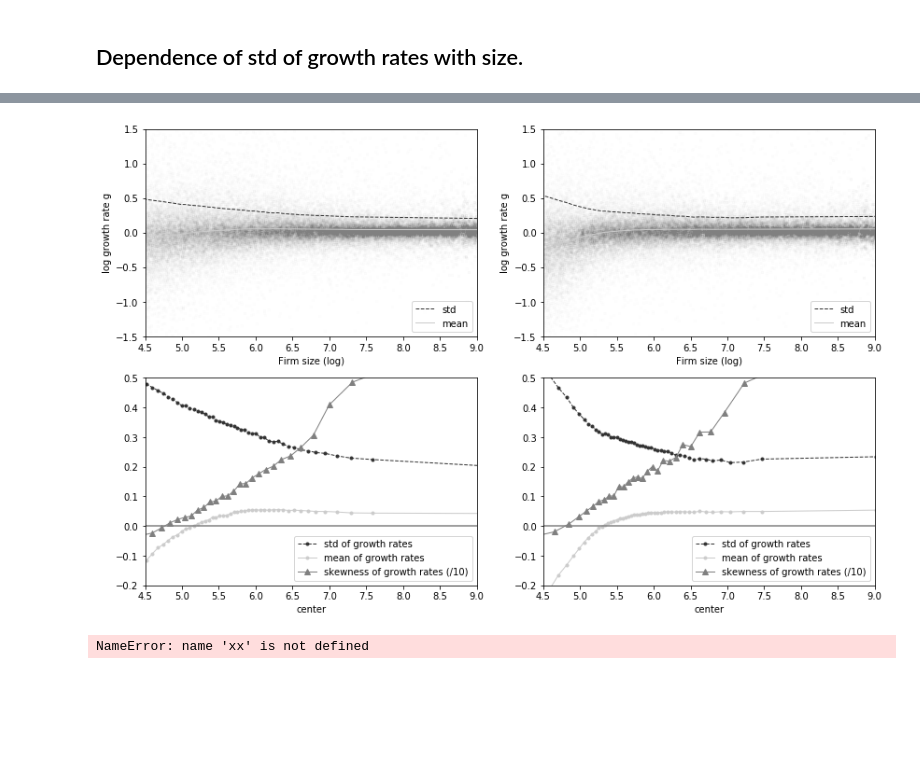
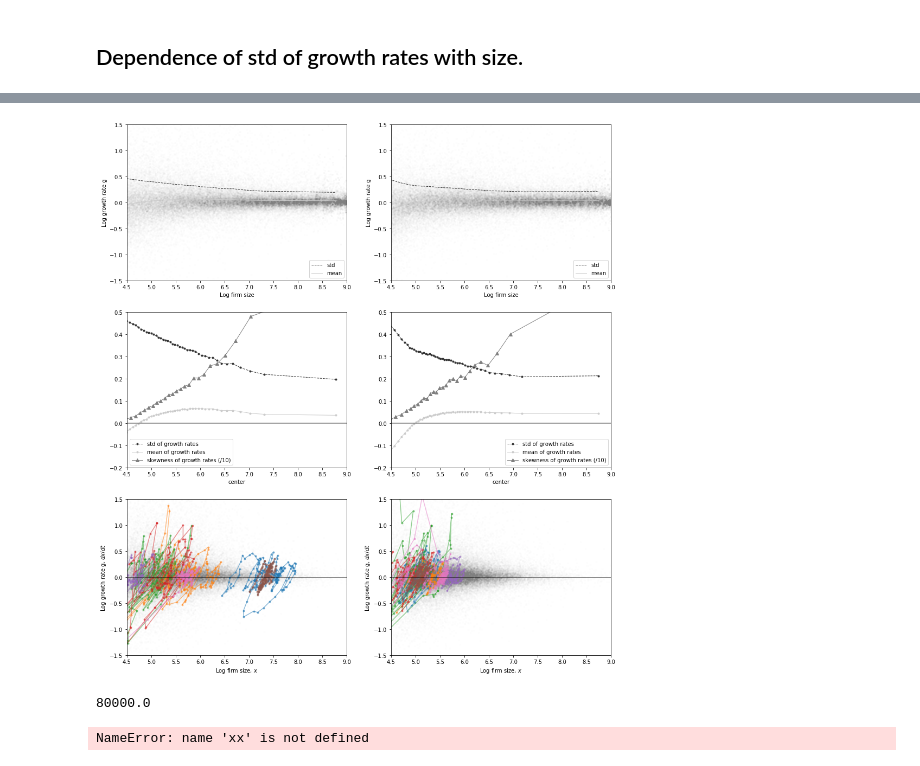
Before and after one commit to matuteiglesias/French_exports_bkp, a Jupyter notebook: code/notebooks/Gibrat test.ipynb, the cells around one changed output, grey strips where cells are left out. Saved outputs shown, nothing was run; the diff lists cells and outputs as text; code cells hidden in the pictures; blank space fills up the shorter version.

```diff
--- a/code/notebooks/Gibrat test.ipynb
+++ b/code/notebooks/Gibrat test.ipynb
@@ -52,4 +52,6 @@ for i in [0, 1]:
 # %%
+n = 6 #rolling and 'prev_' period
+
 df_level_g_list = []
 for i in [0, 1]:
 
@@ -58,12 +60,12 @@ for i in [0, 1]:
     # Firms present in at least two separate months
     cuadro = cuadro.loc[cuadro.count(1) > 12*5].fillna(0)
 
-    cuadro_rolled = cuadro.rolling(12, axis = 1, center=True).sum()
+    cuadro_rolled = cuadro.rolling(n, axis = 1, center=True).sum()
     cuadro_rolled = cuadro_rolled.dropna(axis = 1, how = 'all')
     # cuadro_rolled = cuadro
 
-    annual_logdiff = np.log10(cuadro_rolled).diff(12, axis = 1).dropna(how = 'all')
-    annual_logdiff_prev = annual_logdiff.shift(12, axis = 1).dropna(how = 'all')
+    annual_logdiff = np.log10(cuadro_rolled).diff(n, axis = 1).dropna(how = 'all')
+    annual_logdiff_prev = annual_logdiff.shift(n, axis = 1).dropna(how = 'all')
     annual_log = np.log10(cuadro_rolled.reindex(annual_logdiff_prev.index))
 
     annual_log.columns = annual_log.columns.set_levels(annual_log.columns.levels[0].str.replace('VART', 'annual_log'), level=0)
@@ -405,0 +444,13 @@ NameError: name 'gibrat_list' is not defined
+# %%
+for i in [0, 1]:
+    df_level_g = df_level_g_list[i].replace(-np.inf, np.nan).replace(np.inf, np.nan).dropna()
+    IDs = np.random.choice(df_level_g.index.get_level_values('ID').values, 10)
+
+    for ID in IDs:
+        df_level_g.loc[ID].plot('annual_log', 'annual_logdiff', marker = '.', ax = ax, alpha = .3)
+    #     df_level_g.loc[ID].plot('annual_log', 'annual_logdiff_prev', marker = '.', ax = ax, alpha = .3)
+
+    plt.legend(loc = (1.01, 0))
+    ax.axhline(0, c = 'k', lw = .5)
+    ax.set_ylim(-1.5, 1.5)
+    ax.set_xlim(4.5, 9)
@@ -406,5 +460,5 @@ NameError: name 'gibrat_list' is not defined
 # %%
-fig, axs = plt.subplots(2,2, figsize = (14, 9))
+fig, axs = plt.subplots(3,2, figsize = (16, 18))
 
 for i in [0, 1]:
     df_level_g = df_level_g_list[i].replace(-np.inf, np.nan).replace(np.inf, np.nan).dropna()
@@ -431,38 +485,60 @@ for i in [0, 1]:
 
     ax.set_ylim(-1.5, 1.5)
     ax.set_xlim(4.5, 9)
-    ax.set_xlabel('Firm size (log)')
-    ax.set_ylabel('log growth rate g')
+    ax.set_xlabel('Log firm size')
+    ax.set_ylabel('Log growth rate g')
 
 
     ax = axs[1][i]
     std.plot(x = 'center', y = 'annual_logdiff', marker = '.', lw = 1, ax = ax, color = '.2', linestyle = '--',
              label = 'std of growth rates')
     moment = df_level_g.groupby('annual_log_bin').mean()
     moment['center'] = np.array([b.mid for b in moment.index])
     moment.plot(x = 'center', y = 'annual_logdiff', marker = '.', lw = 1, ax = ax, color = '.8', linestyle = '-',
              label = 'mean of growth rates')
 
     df_level_g['annual_log_bin'] = pd.qcut(df_level_g['annual_log'], 30)#, np.arange(4, 10, .15))
     moment = df_level_g.groupby('annual_log_bin').skew()/10.
     moment['center'] = np.array([b.mid for b in moment.index])
     moment.plot(x = 'center', y = 'annual_logdiff', marker = '^', lw = 1, ax = ax, color = '.5', linestyle = '-',
              label = 'skewness of growth rates (/10)')
 
 #     moment = df_level_g.groupby('annual_log_bin').apply(pd.DataFrame.kurt)
 #     moment['center'] = np.array([b.mid for b in moment.index])
 #     moment.plot(x = 'center', y = 'annual_logdiff', marker = '.', lw = 1, ax = ax, color = '.8', linestyle = '-',
 #              label = 'skewness of growth rates')
 
     ax.axhline(0, color = '.5')
     ax.set_ylim(-0.2, .5)
     ax.set_xlim(4.5, 9)
     ax.legend()
 
+    ax = axs[2][i]
+    IDs = np.random.choice(df_level_g.index.get_level_values('ID').values, 7)
+
+    for ID in IDs:
+        df_level_g.loc[ID].plot('annual_log', 'annual_logdiff', marker = '.', ax = ax, alpha = .5)
+    #     df_level_g.loc[ID].plot('annual_log', 'annual_logdiff_prev', marker = '.', ax = ax, alpha = .3)
+#     samples.reset_index(drop =True).plot(y = 'annual_logdiff', x = 'annual_log', marker = '.', alpha = .002,
+#                                          lw = 0, ax = ax, color = '.5', label = '_', zorder = -10)
+    df_level_g.sample(80000).reset_index(drop =True).plot(y = 'annual_logdiff', x = 'annual_log', marker = '.', alpha = .002,
+                                         lw = 0, ax = ax, color = '.5', label = '_', zorder = -10)
+
+    ax.axhline(0, c = 'k', lw = .5)
+    ax.set_xlabel('Log firm size, '+r'$x$')
+    ax.set_ylabel('Log growth rate g, '+r'$dx/dt$')
+    ax.get_legend().remove()
+    ax.set_ylim(-1.5, 1.5)
+    ax.set_xlim(4.5, 9)
+
 plt.savefig('./../../../thesis_writing/figures/growth_dist_std_size.png', dpi = 300)
 plt.show()
 # %% [output]
-[figure, old version]
+[figure, new version]
+# %%
+2000*(6/.15)
+# %% [output]
+80000.0
 # %%
 xx
 # %% [output]
```
Also changed, not shown: parts of 6 cells of this notebook, 4 other files.
